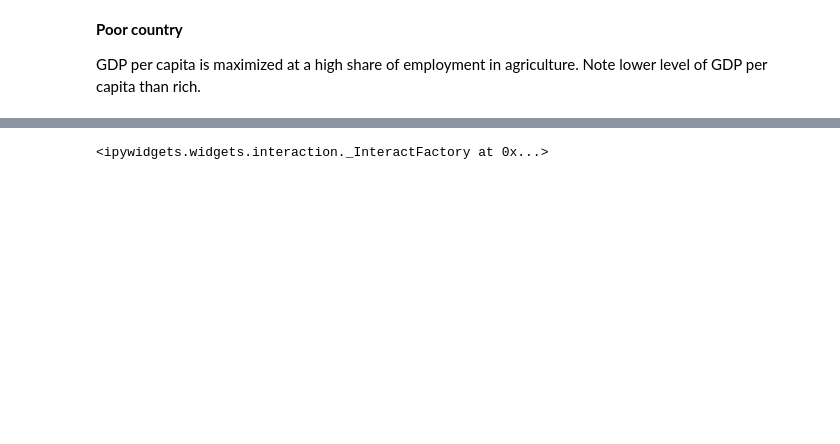
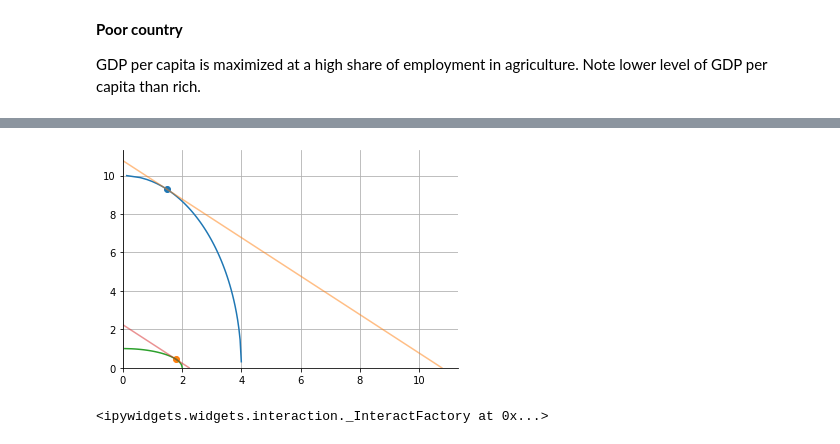
Before and after one commit to jhconning/Dev-II, a Jupyter notebook: notebooks/Vollrath.ipynb, the cells around one changed output, grey strips where cells are left out. Saved outputs shown, nothing was run; the diff lists cells and outputs as text; code cells hidden in the pictures; blank space fills up the shorter version.

```diff
--- a/notebooks/Vollrath.ipynb
+++ b/notebooks/Vollrath.ipynb
@@ -118,0 +138,3 @@ def plot_y(Aa = 1, Am = 1, alpA = 0.5, alpM = 0.5, p = 1, ax=None):
+# %%
+AaR, AmR  = 4, 10
+AaP, AmP  = 2, 1
@@ -160,3 +188,9 @@ ax.grid()
+# %%
+plot_ppf(Aa = AaR, Am = AmR, alpA = 0.5, alpM = 0.5)
+plot_ppf(Aa = AaP, Am = AmP, alpA = 0.5, alpM = 0.5)
+plt.grid()
+# %% [output]
+[figure, added]
 # %%
 interact(Aa=(1,5,0.1), Am=(1,5,0.1), alpA = (0.2, 0.8, 0.1), alpM = (0.2, 0.8, 0.1))
 # %% [output]
```
Also changed, not shown: parts of 7 cells of this notebook.
